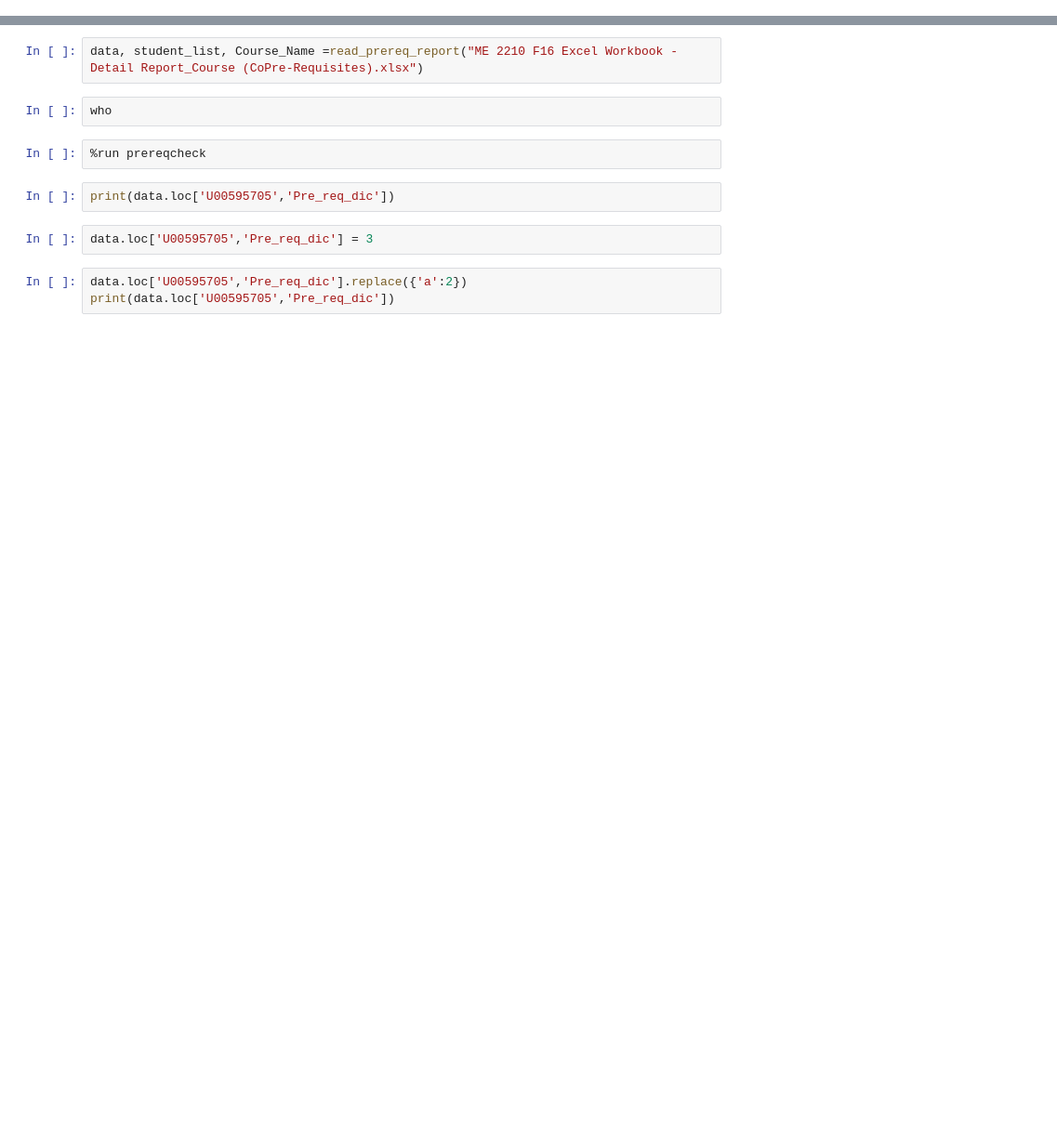
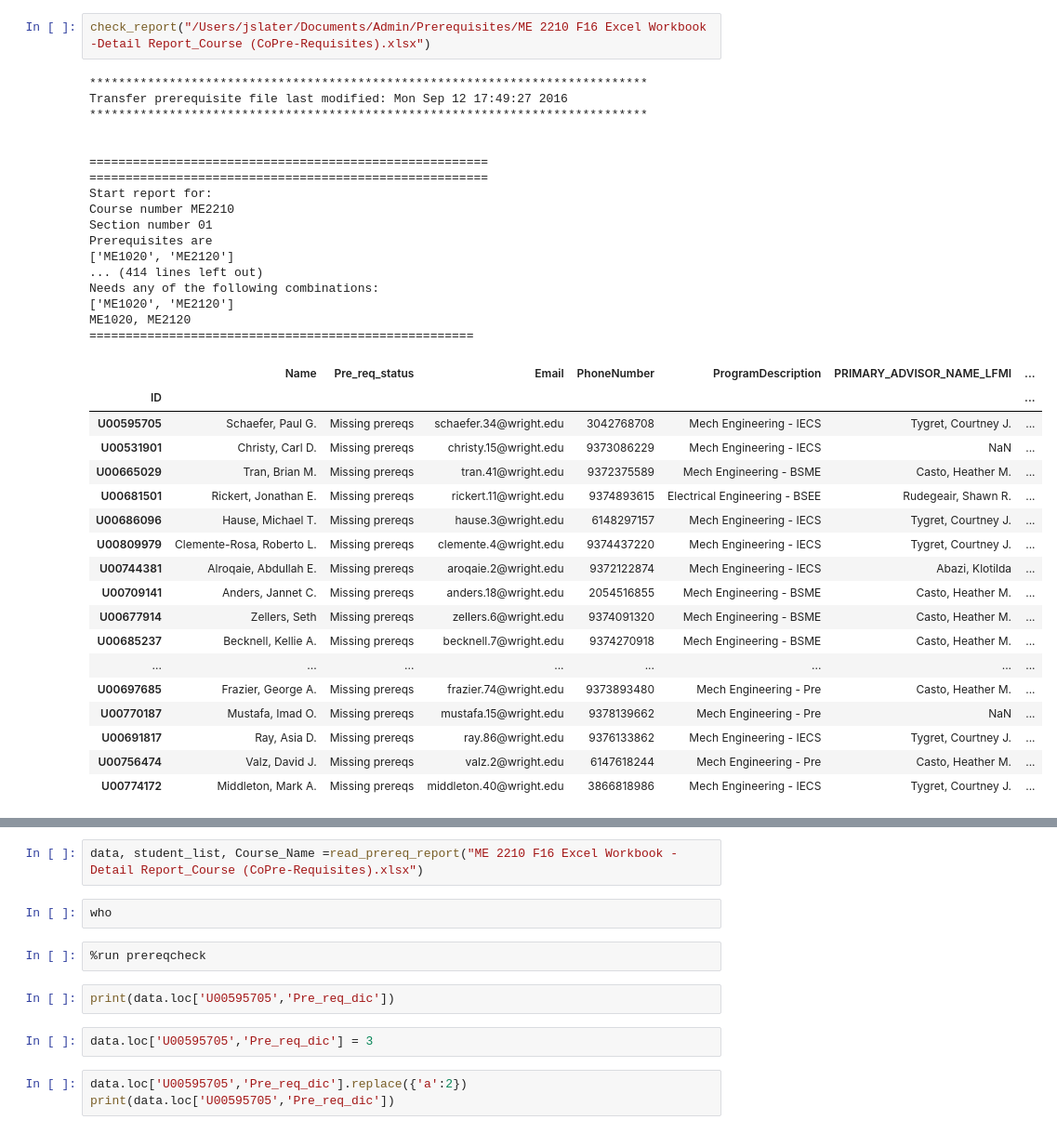
Before and after one commit to josephcslater/WSU-SIBI-Prereq-Check, a Jupyter notebook: JupyterNotebooks/PreReq_aug_15.ipynb, the cells around one changed output, grey strips where cells are left out. Shown at 93% size. Cells and saved outputs as stored; diff of their text form; blank space fills up the shorter version.

```diff
--- a/JupyterNotebooks/PreReq_aug_15.ipynb
+++ b/JupyterNotebooks/PreReq_aug_15.ipynb
@@ -7,3 +8,41 @@ ignoring prereqcheck.py
+# %%
+check_report("/Users/jslater/Documents/Admin/Prerequisites/ME 2210 F16 Excel Workbook -Detail Report_Course (CoPre-Requisites).xlsx")
+# %% [output]
+*****************************************************************************
+Transfer prerequisite file last modified: Mon Sep 12 17:49:27 2016
+*****************************************************************************
+
+
+=======================================================
+=======================================================
+Start report for:
+Course number ME2210
+Section number 01
+Prerequisites are
+['ME1020', 'ME2120']
+... (414 lines left out)
+Needs any of the following combinations:
+['ME1020', 'ME2120']
+ME1020, ME2120
+=====================================================
+|  | Name | Pre_req_status | Email | PhoneNumber | ProgramDescription | PRIMARY_ADVISOR_NAME_LFMI | ... |
+| ID |  |  |  |  |  |  | ... |
+| U00595705 | Schaefer, Paul G. | Missing prereqs | schaefer.34@wright.edu | 3042768708 | Mech Engineering - IECS | Tygret, Courtney J. | ... |
+| U00531901 | Christy, Carl D. | Missing prereqs | christy.15@wright.edu | 9373086229 | Mech Engineering - IECS | NaN | ... |
+| U00665029 | Tran, Brian M. | Missing prereqs | tran.41@wright.edu | 9372375589 | Mech Engineering - BSME | Casto, Heather M. | ... |
+| U00681501 | Rickert, Jonathan E. | Missing prereqs | rickert.11@wright.edu | 9374893615 | Electrical Engineering - BSEE | Rudegeair, Shawn R. | ... |
+| U00686096 | Hause, Michael T. | Missing prereqs | hause.3@wright.edu | 6148297157 | Mech Engineering - IECS | Tygret, Courtney J. | ... |
+| U00809979 | Clemente-Rosa, Roberto L. | Missing prereqs | clemente.4@wright.edu | 9374437220 | Mech Engineering - IECS | Tygret, Courtney J. | ... |
+| U00744381 | Alroqaie, Abdullah E. | Missing prereqs | aroqaie.2@wright.edu | 9372122874 | Mech Engineering - IECS | Abazi, Klotilda | ... |
+| U00709141 | Anders, Jannet C. | Missing prereqs | anders.18@wright.edu | 2054516855 | Mech Engineering - BSME | Casto, Heather M. | ... |
+| U00677914 | Zellers, Seth | Missing prereqs | zellers.6@wright.edu | 9374091320 | Mech Engineering - BSME | Casto, Heather M. | ... |
+| U00685237 | Becknell, Kellie A. | Missing prereqs | becknell.7@wright.edu | 9374270918 | Mech Engineering - BSME | Casto, Heather M. | ... |
+| ... | ... | ... | ... | ... | ... | ... | ... |
+| U00697685 | Frazier, George A. | Missing prereqs | frazier.74@wright.edu | 9373893480 | Mech Engineering - Pre | Casto, Heather M. | ... |
+| U00770187 | Mustafa, Imad O. | Missing prereqs | mustafa.15@wright.edu | 9378139662 | Mech Engineering - Pre | NaN | ... |
+| U00691817 | Ray, Asia D. | Missing prereqs | ray.86@wright.edu | 9376133862 | Mech Engineering - IECS | Tygret, Courtney J. | ... |
+| U00756474 | Valz, David J. | Missing prereqs | valz.2@wright.edu | 6147618244 | Mech Engineering - Pre | Casto, Heather M. | ... |
+| U00774172 | Middleton, Mark A. | Missing prereqs | middleton.40@wright.edu | 3866818986 | Mech Engineering - IECS | Tygret, Courtney J. | ... |
 # %%
 check_report("ME 2210 F16 Excel Workbook -Detail Report_Course (CoPre-Requisites).xlsx", prereqdict)
 # %% [output]
```
Also changed, not shown: parts of 2 cells of this notebook, 2 other files.
